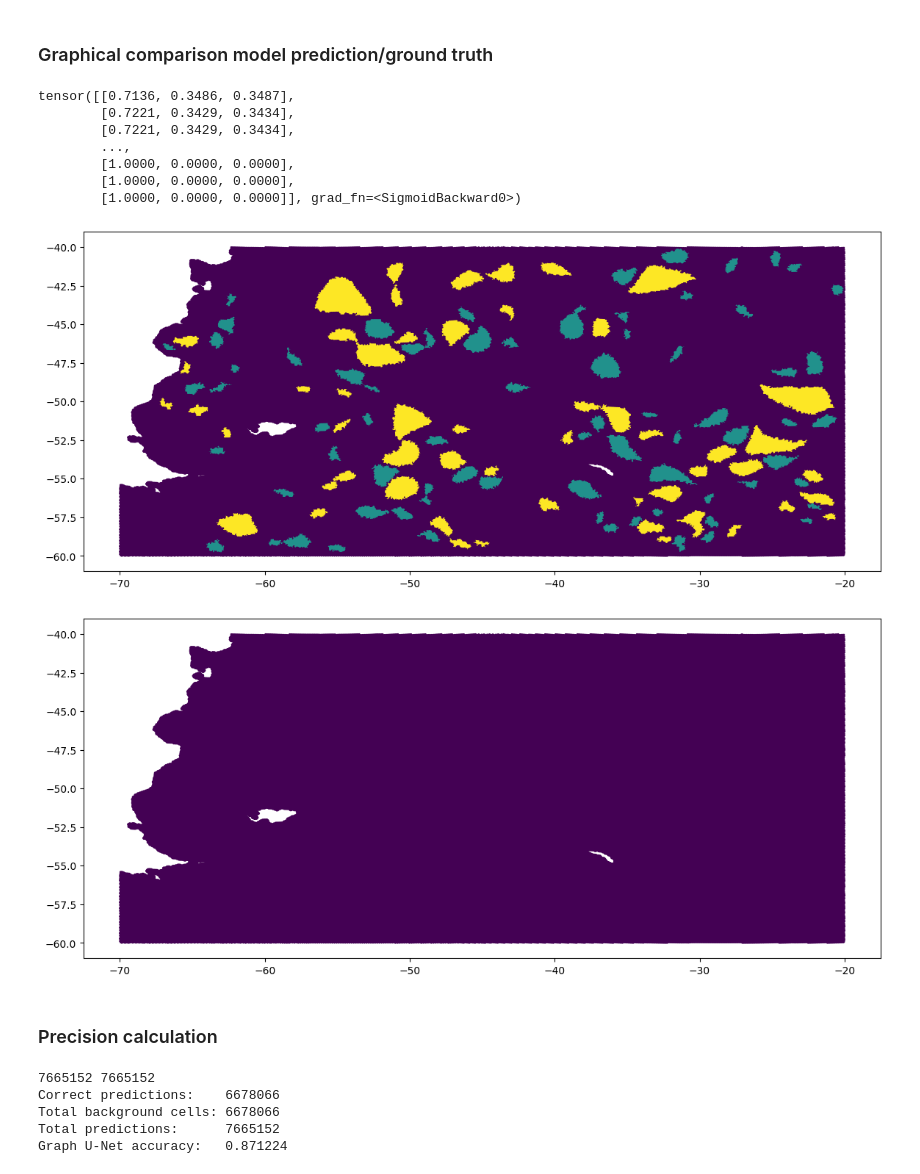
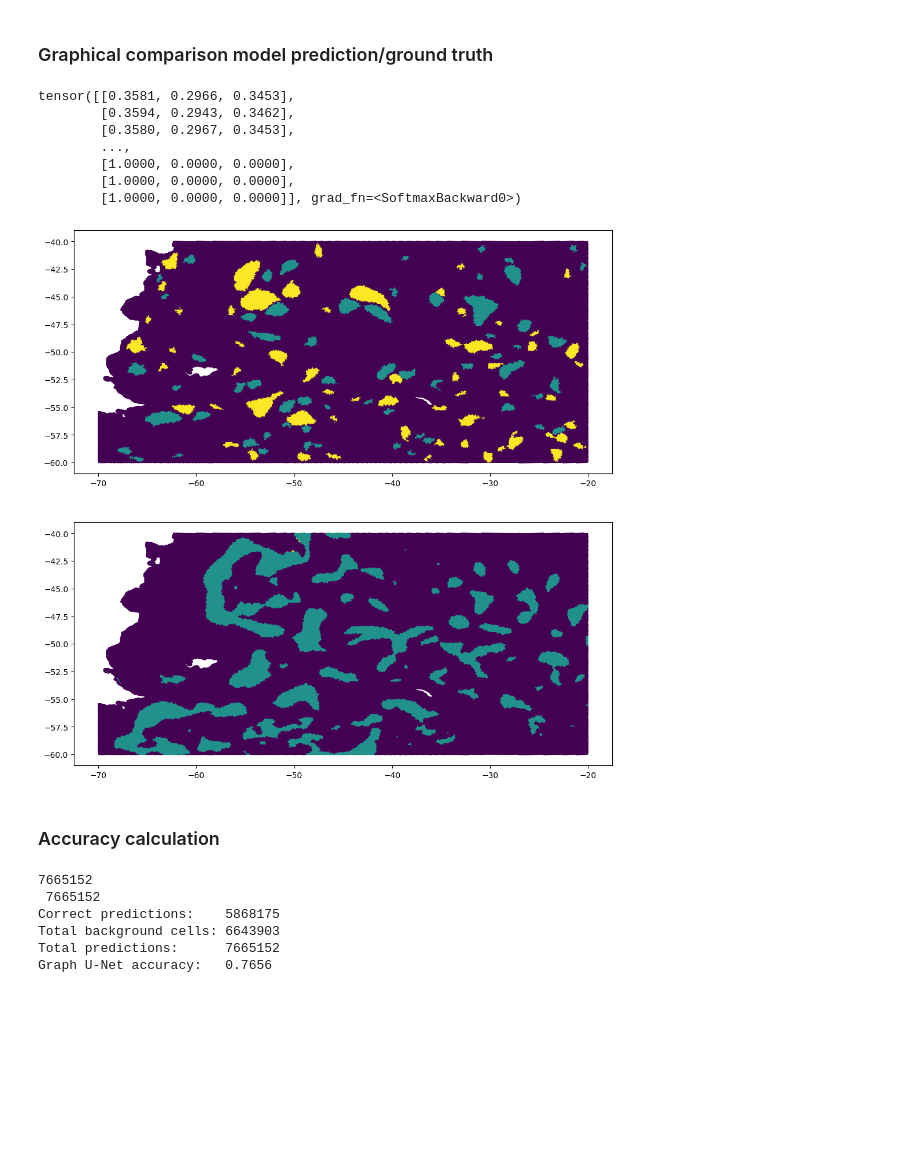
Before and after one commit to HPCI-Lab/eddiesML, a Jupyter notebook: src/pipeline_demo.ipynb, the cells around one changed output. Saved outputs shown, nothing was run; the diff lists cells and outputs as text; code cells hidden in the pictures; blank space fills up the shorter version.

Commit message:
Add Desta's weighted cross entropy and softmax as final_act function

```diff
--- a/src/pipeline_demo.ipynb
+++ b/src/pipeline_demo.ipynb
@@ -51,12 +52,17 @@ N_CLASSES = params['n_classes']
 FINAL_ACT = None
 if params['final_act'] == "sigmoid":
     FINAL_ACT = torch.sigmoid
+elif params['final_act'] == "softmax":
+    FINAL_ACT = torch.softmax
 elif params['final_act'] == "linear":
     FINAL_ACT = torch.nn.Linear(1, 1)
 
 LOSS_OP = None
 if params['loss_op'] == "CE":
     LOSS_OP = torch.nn.CrossEntropyLoss()
+elif params['loss_op'] == "WCE":
+    class_weights = [0.2, 0.5, 0.3]
+    LOSS_OP = Loss.WeightedCrossEntropyLoss(class_weights)
 
 OPTIMIZER = None
 if params['optimizer'] == "Adam":
@@ -295,13 +301,13 @@ batch = batch.to(DEVICE)
 pred = model(batch)
 pred
 # %% [output]
-tensor([[0.7136, 0.3486, 0.3487],
-        [0.7221, 0.3429, 0.3434],
-        [0.7221, 0.3429, 0.3434],
+tensor([[0.3581, 0.2966, 0.3453],
+        [0.3594, 0.2943, 0.3462],
+        [0.3580, 0.2967, 0.3453],
         ...,
         [1.0000, 0.0000, 0.0000],
         [1.0000, 0.0000, 0.0000],
-        [1.0000, 0.0000, 0.0000]], grad_fn=<SigmoidBackward0>)
+        [1.0000, 0.0000, 0.0000]], grad_fn=<SoftmaxBackward0>)
 # %%
 mesh = xr.open_dataset(MESH_PATH)
 mesh_lon = mesh.lon[mesh.nodes].values
@@ -315,22 +321,20 @@ for p in pred[:mesh.dims['nodes_subset']]:
     max_index = p.index(max_value)
     this_pred.append(max_index)
 # %%
-plt.figure(figsize=(14, 6))
-plt.scatter(mesh_lon, mesh_lat, c=this_target, s=1)
+fig, axes = plt.subplots(2, 1, figsize=(12, 12))
 
-plt.figure(figsize=(14, 6))
-plt.scatter(mesh_lon, mesh_lat, c=this_pred, s=1)
+im = axes[0].scatter(mesh_lon, mesh_lat, c=this_target, s=1)
+im2 = axes[1].scatter(mesh_lon, mesh_lat, c=this_pred, s=1)
 
 if PLOT_SHOW:
     plt.show()
 else:
     plt.savefig(PLOT_FOLDER+"/pred_vs_ground.png")
     plt.close()
 # %% [output]
-[figure, old version]
+[figure, new version]
-[figure, removed]
 # %% [markdown]
-### Precision calculation
+### Accuracy calculation
 # %%
 torch.no_grad()
 model.eval()
@@ -355,7 +359,7 @@ for batch in test_loader:
             tot_background += 1
 
     # Should always be equal
-    print(len(pred_values), len(batch.y))
+    print(len(pred_values), "\n", len(batch.y))
     for i in range(len(batch.y)):
         if pred_values[i] == batch.y[i]:
             correct_pred += 1
@@ -365,8 +369,9 @@ print(f"Total background cells:\t{tot_background}")
 print(f"Total predictions:\t{tot_pred}")
 print(f"Graph U-Net accuracy:\t{correct_pred/tot_pred:.4f}")
 # %% [output]
-7665152 7665152
-Correct predictions:    6678066
-Total background cells: 6678066
+7665152
+ 7665152
+Correct predictions:    5868175
+Total background cells: 6643903
 Total predictions:      7665152
-Graph U-Net accuracy:   0.871224
+Graph U-Net accuracy:   0.7656
```
Also changed, not shown: parts of 9 cells of this notebook, 1 other file.
